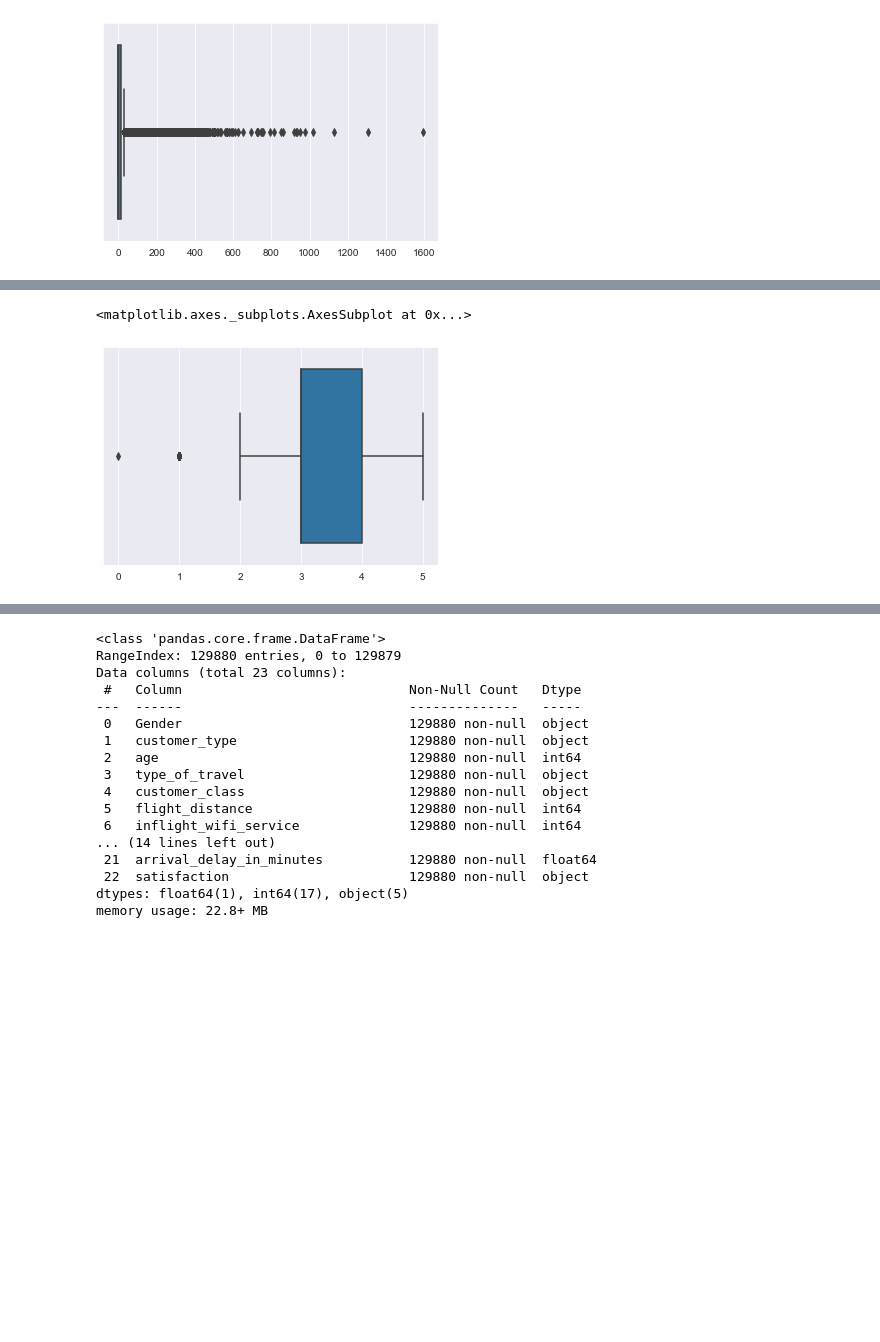
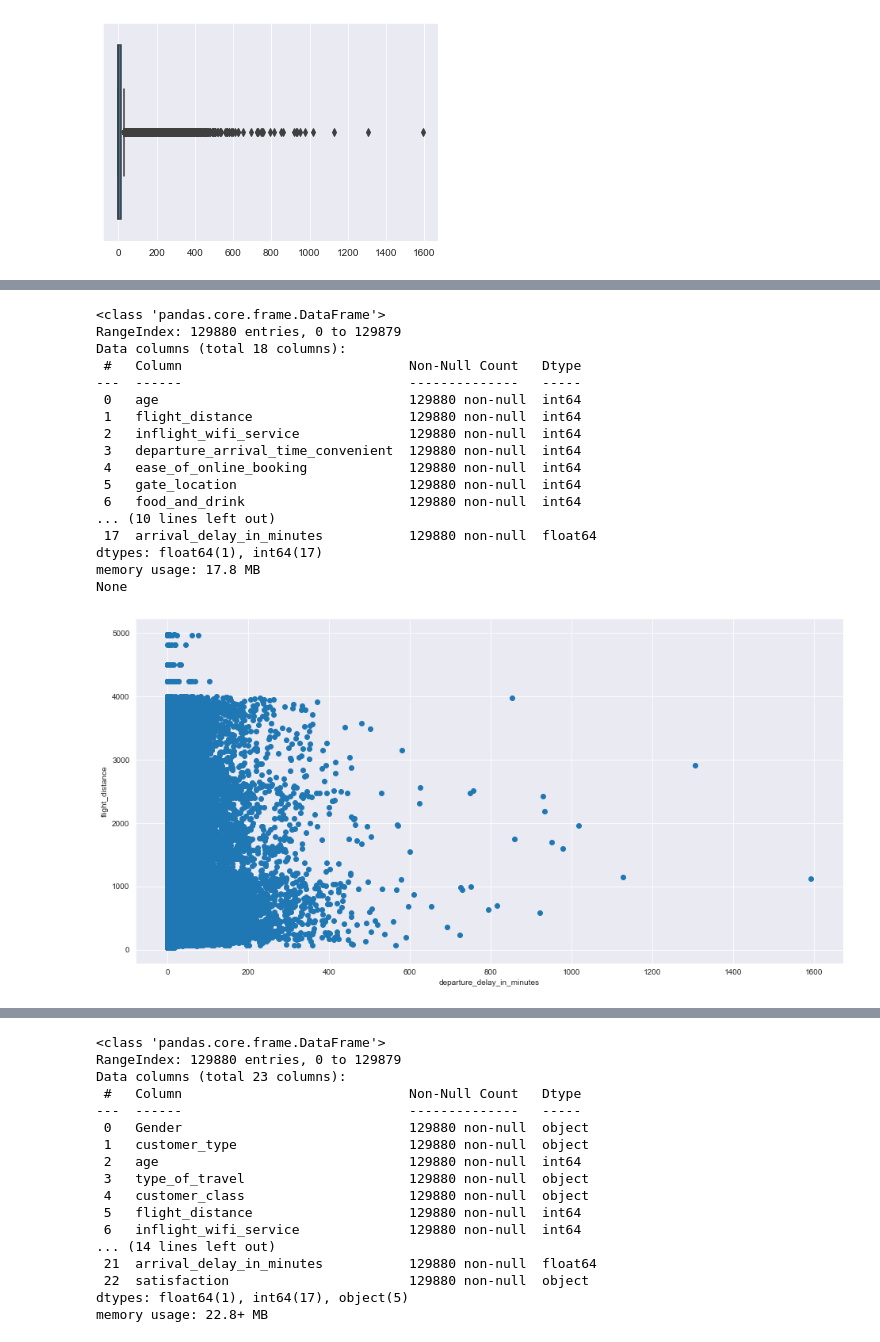
Before and after one commit to wangrenfeng0/Machine-Learning-I, a Jupyter notebook: Project 1 Renfeng Wang.ipynb, the cells around one changed output, grey strips where cells are left out. Drawn from its saved outputs; the diff is of its cells as text; code cells hidden in the pictures; blank space fills up the shorter version.

```diff
--- a/Project 1 Renfeng Wang.ipynb
+++ b/Project 1 Renfeng Wang.ipynb
@@ -360,0 +377,5 @@ plt.show()
+# %%
+## imputing missing values using interpolation
+
+
+airline1.interpolate(method='linear', direction = 'forward', inplace=True)
@@ -360,0 +387,7 @@ plt.show()
+# %%
+airline1.drop(['Gender','customer_type','type_of_travel','customer_class', 'satisfaction'], axis = 1, inplace = True)
+# %%
+#create the dataframe
+airline1 = pd.DataFrame(airline1)
+
+airline1.head()
@@ -362,10 +402,34 @@ plt.show()
 ## Removing the two outliers from the 'checkin_service' varaible
 ## Plotting boxplot of the outcome
 
-airline1 = airline[airline['checkin_service'] < Lower_Whisker]
+#airline1 = airline1[airline1['checkin_service'] < Lower_Whisker]
 
-import seaborn as sns
-sns.boxplot(data=airline,x=airline[['checkin_service']])
+#import seaborn as sns
+#sns.boxplot(data=airline1,x=airline1[['checkin_service']])
+print(airline1.info())
 # %% [output]
-<matplotlib.axes._subplots.AxesSubplot at 0x...>
+<class 'pandas.core.frame.DataFrame'>
+RangeIndex: 129880 entries, 0 to 129879
+Data columns (total 18 columns):
+ #   Column                             Non-Null Count   Dtype
+---  ------                             --------------   -----
+ 0   age                                129880 non-null  int64
+ 1   flight_distance                    129880 non-null  int64
+ 2   inflight_wifi_service              129880 non-null  int64
+ 3   departure_arrival_time_convenient  129880 non-null  int64
+ 4   ease_of_online_booking             129880 non-null  int64
+ 5   gate_location                      129880 non-null  int64
+ 6   food_and_drink                     129880 non-null  int64
+... (10 lines left out)
+ 17  arrival_delay_in_minutes           129880 non-null  float64
+dtypes: float64(1), int64(17)
+memory usage: 17.8 MB
+None
-[figure, removed]
+# %%
+fig, ax = plt.subplots(figsize=(16,8))
+ax.scatter(airline1['departure_delay_in_minutes'], airline1['flight_distance'])
+ax.set_xlabel('departure_delay_in_minutes')
+ax.set_ylabel('flight_distance')
+plt.show()
+# %% [output]
+[figure, added]
```
Also changed, not shown: parts of 23 cells of this notebook.
